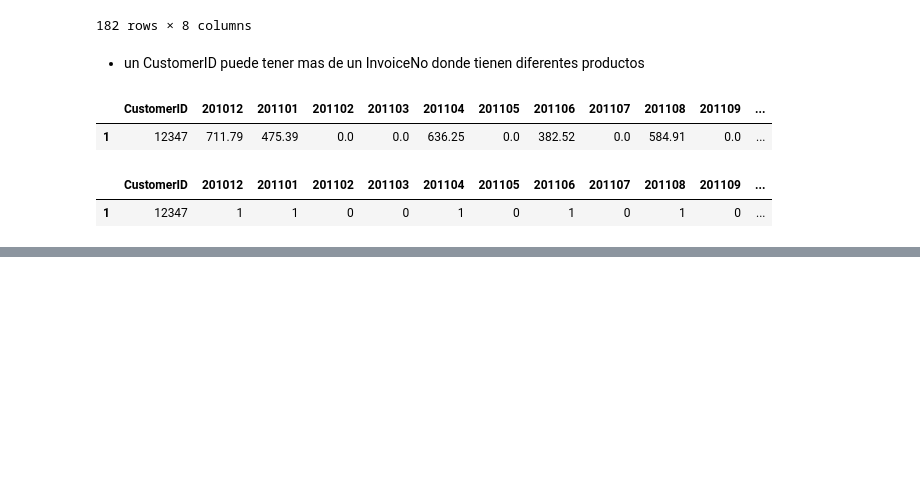
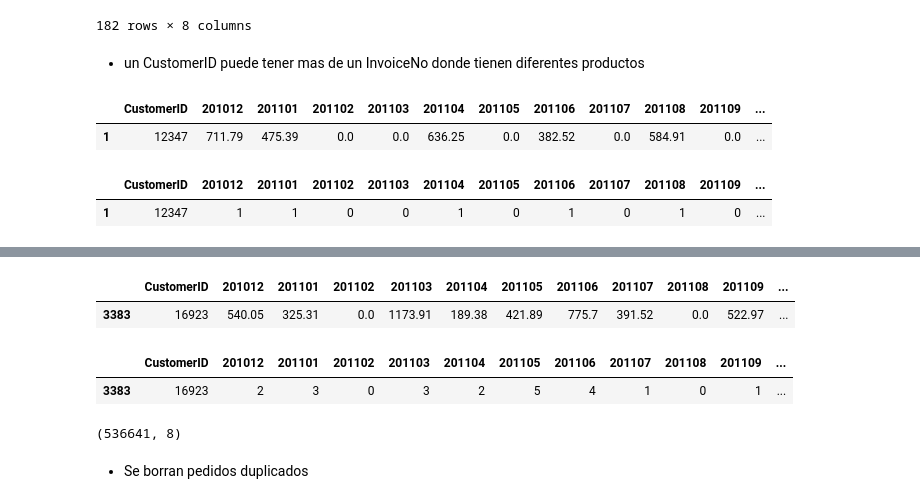
Before and after one commit to juplounco/Prueba_Data_scientist, a Jupyter notebook: EDA.ipynb, the cells around one changed output, grey strips where cells are left out. Saved outputs shown, nothing was run; the diff lists cells and outputs as text; code cells hidden in the pictures; blank space fills up the shorter version.

```diff
--- a/EDA.ipynb
+++ b/EDA.ipynb
@@ -254,0 +273,10 @@ profile
+# %%
+wide_mtrx[wide_mtrx['CustomerID']==16923]
+# %% [output]
+|  | CustomerID | 201012 | 201101 | 201102 | 201103 | 201104 | 201105 | 201106 | 201107 | 201108 | 201109 | ... |
+| 3383 | 16923 | 540.05 | 325.31 | 0.0 | 1173.91 | 189.38 | 421.89 | 775.7 | 391.52 | 0.0 | 522.97 | ... |
+# %%
+wide_qtrx[wide_qtrx['CustomerID']==16923]
+# %% [output]
+|  | CustomerID | 201012 | 201101 | 201102 | 201103 | 201104 | 201105 | 201106 | 201107 | 201108 | 201109 | ... |
+| 3383 | 16923 | 2 | 3 | 0 | 3 | 2 | 5 | 4 | 1 | 0 | 1 | ... |
@@ -254,0 +285,6 @@ profile
+# %%
+Sales_Detail.shape
+# %% [output]
+(536641, 8)
+# %% [markdown]
+- Se borran pedidos duplicados
```
Also changed, not shown: parts of 4 cells of this notebook, 1 other file.
